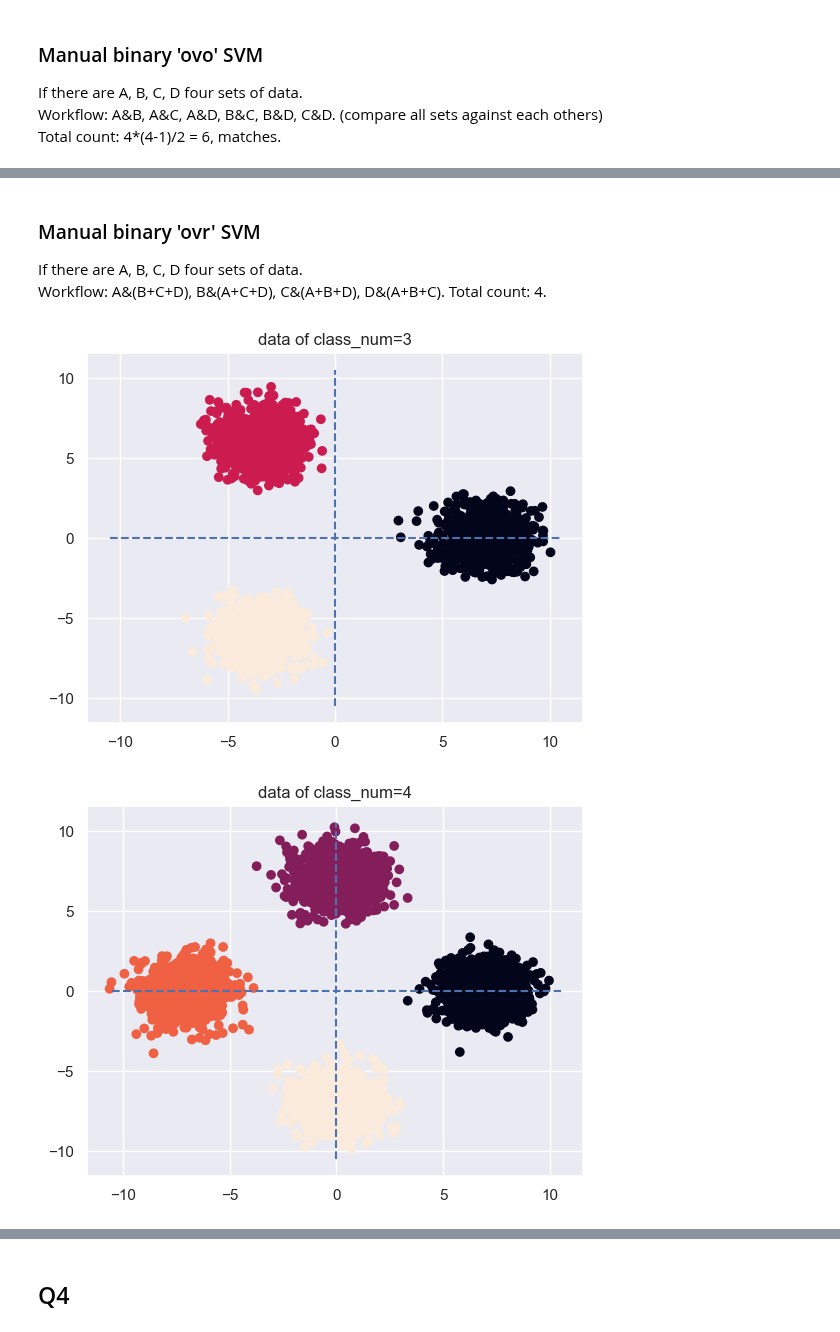
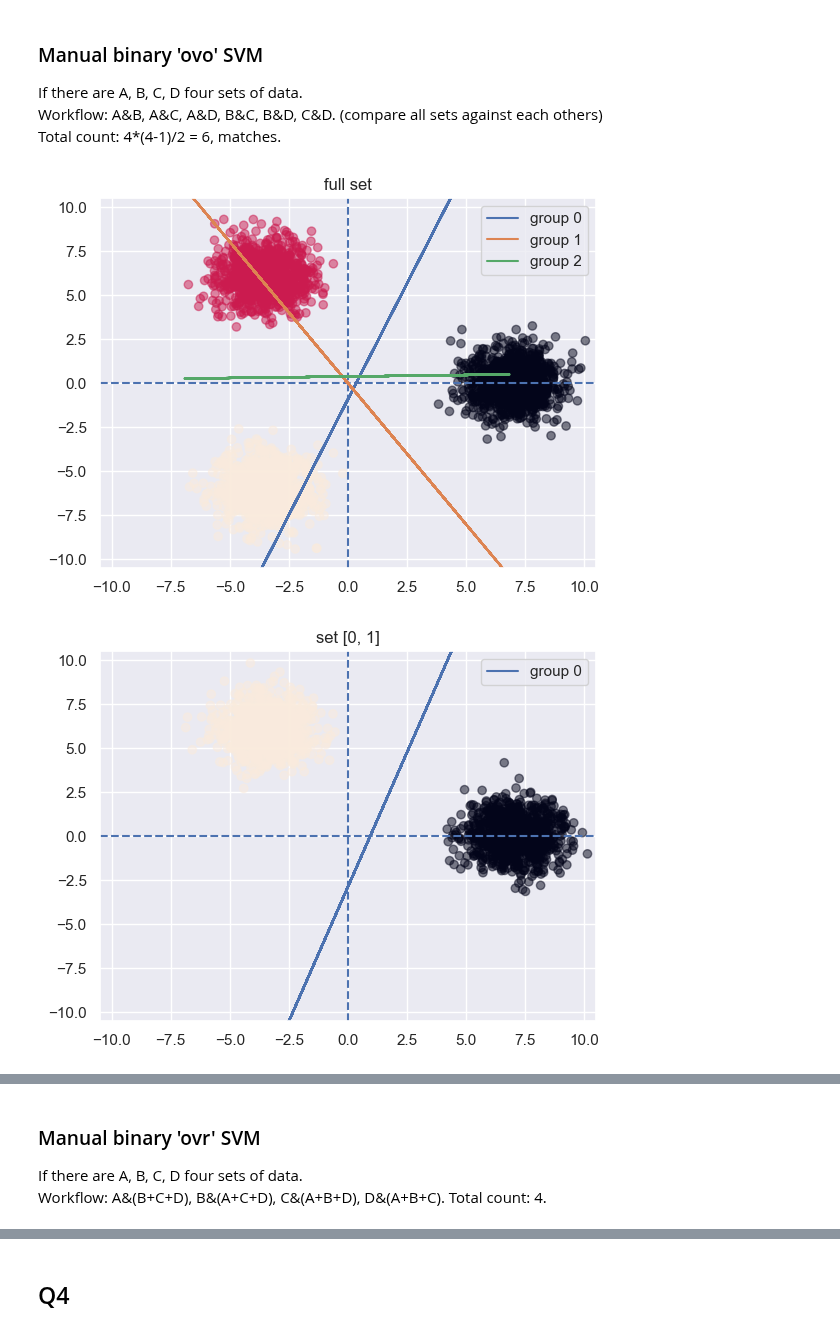
Before and after one commit to belongtothenight/BD_ML_Code, a Jupyter notebook: src/ML_w11_SVM_Homework.ipynb, the cells around one changed output, grey strips where cells are left out. Saved outputs shown, nothing was run; the diff lists cells and outputs as text; code cells hidden in the pictures.

```diff
--- a/src/ML_w11_SVM_Homework.ipynb
+++ b/src/ML_w11_SVM_Homework.ipynb
@@ -191,3 +489,32 @@ f1= 0.7778197117104431
 If there are A, B, C, D four sets of data.<br>
 Workflow: A&B, A&C, A&D, B&C, B&D, C&D. (compare all sets against each others)<br>
 Total count: 4*(4-1)/2 = 6, matches.
+# %%
+q3mb0vr = ml_svm3()
+# all subsets
+q3mb0vr.generate_data_center(
+    plot=False, show=False, random_center=False, centerselection=[0, 1, 2], class_num=3)
+X, y = q3mb0vr.generate_data(plot=False, show=False, N=1000)
+plt.title('full set')
+q3mb0vr.run(X, y, show=False, plot=True)
+# one at a time
+q3mb0vr.generate_data_center(
+    plot=False, show=False, random_center=False, centerselection=[0, 1], class_num=3)
+X, y = q3mb0vr.generate_data(plot=False, show=False, N=1000)
+plt.title('set [0, 1]')
+q3mb0vr.run(X, y, show=False, plot=True)
+
+q3mb0vr.generate_data_center(
+    plot=False, show=False, random_center=False, centerselection=[1, 2], class_num=3)
+X, y = q3mb0vr.generate_data(plot=False, show=False, N=1000)
+plt.title('set [1, 2]')
+q3mb0vr.run(X, y, show=False, plot=True)
+
+q3mb0vr.generate_data_center(
+    plot=False, show=False, random_center=False, centerselection=[0, 2], class_num=3)
+X, y = q3mb0vr.generate_data(plot=False, show=False, N=1000)
+plt.title('set [0, 2]')
+q3mb0vr.run(X, y, show=False, plot=True)
+# %% [output]
+[figure, added]
+[figure, added]
@@ -197,8 +526,3 @@ Total count: 4*(4-1)/2 = 6, matches.
 If there are A, B, C, D four sets of data.<br>
 Workflow: A&(B+C+D), B&(A+C+D), C&(A+B+D), D&(A+B+C).
 Total count: 4.
-# %%
-q3ovr = ml_svm(plot=True)
-# %% [output]
-[figure, removed]
-[figure, removed]
```
Also changed, not shown: parts of 6 cells of this notebook, 1 other file.
